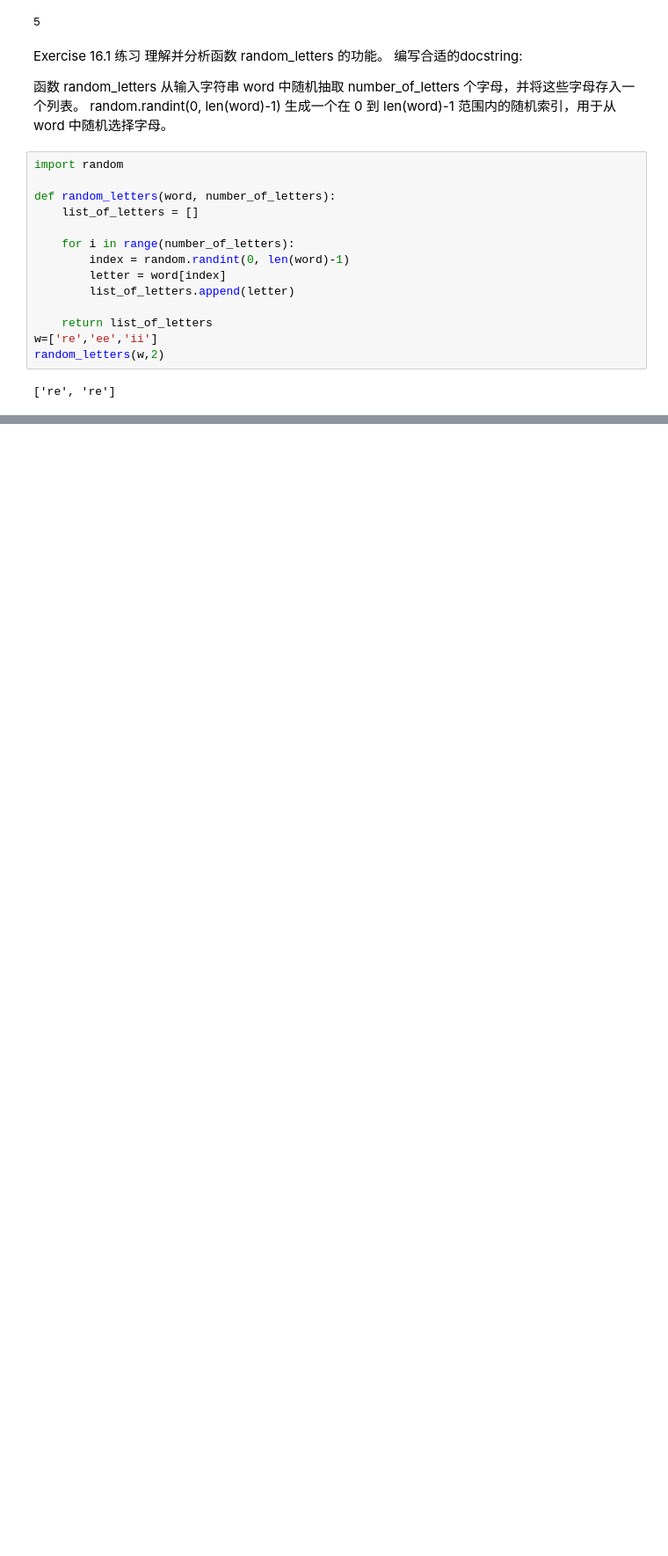
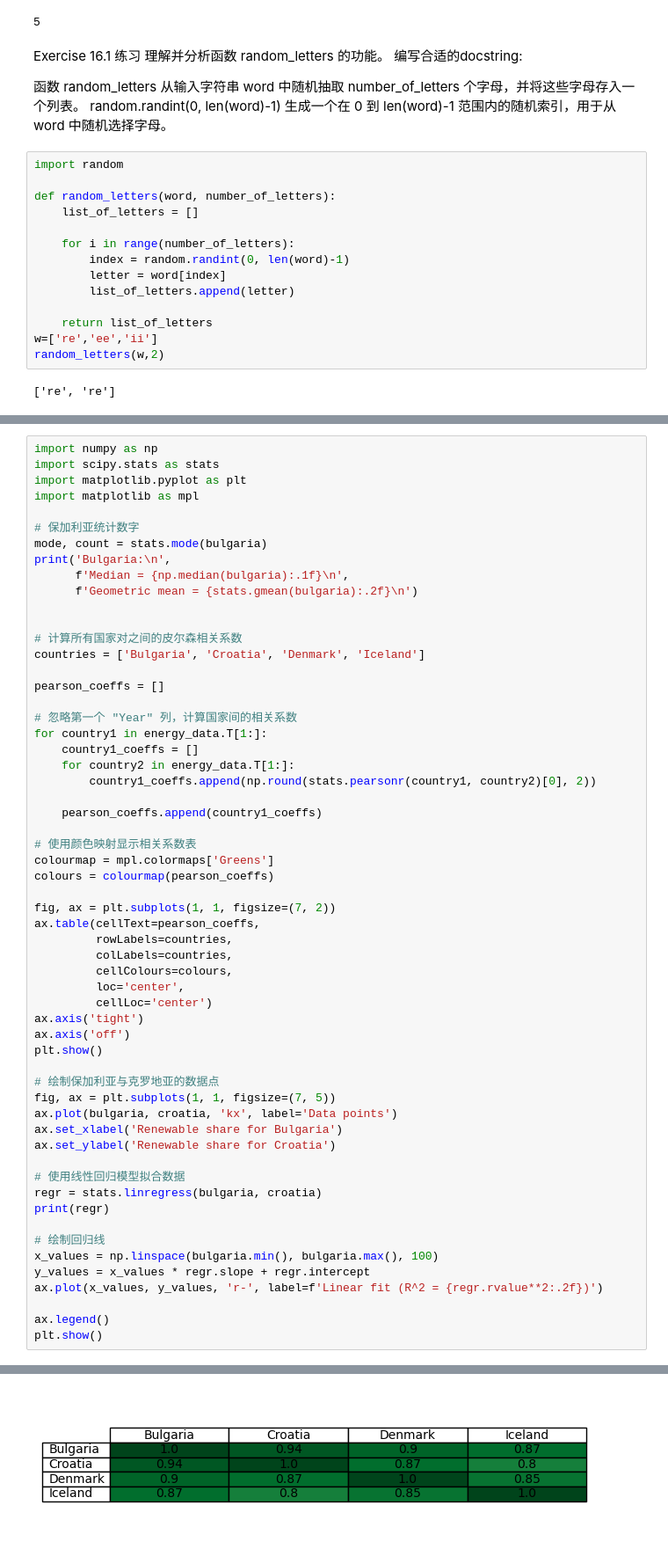
Before and after one commit to Chenji-s/test1, a Jupyter notebook: 教学week5.ipynb, the cells around one changed output, grey strips where cells are left out. Shown at 88% size. Drawn from its saved outputs; the diff is of its cells as text; blank space fills up the shorter version.

```diff
--- a/教学week5.ipynb
+++ b/教学week5.ipynb
@@ -190,0 +302,59 @@ Integration：用于数值积分。
+# %%
+import numpy as np
+import scipy.stats as stats
+import matplotlib.pyplot as plt
+import matplotlib as mpl
+
+# 保加利亚统计数字
+mode, count = stats.mode(bulgaria)
+print('Bulgaria:\n',
+      f'Median = {np.median(bulgaria):.1f}\n',
+      f'Geometric mean = {stats.gmean(bulgaria):.2f}\n')
+
+
+# 计算所有国家对之间的皮尔森相关系数
+countries = ['Bulgaria', 'Croatia', 'Denmark', 'Iceland']
+
+pearson_coeffs = []
+
+# 忽略第一个 "Year" 列，计算国家间的相关系数
+for country1 in energy_data.T[1:]:
+    country1_coeffs = []
+    for country2 in energy_data.T[1:]:
+        country1_coeffs.append(np.round(stats.pearsonr(country1, country2)[0], 2))
+
+    pearson_coeffs.append(country1_coeffs)
+
+# 使用颜色映射显示相关系数表
+colourmap = mpl.colormaps['Greens']
+colours = colourmap(pearson_coeffs)
+
+fig, ax = plt.subplots(1, 1, figsize=(7, 2))
+ax.table(cellText=pearson_coeffs,
+         rowLabels=countries,
+         colLabels=countries,
+         cellColours=colours,
+         loc='center',
+         cellLoc='center')
+ax.axis('tight')
+ax.axis('off')
+plt.show()
+
+# 绘制保加利亚与克罗地亚的数据点
+fig, ax = plt.subplots(1, 1, figsize=(7, 5))
+ax.plot(bulgaria, croatia, 'kx', label='Data points')
+ax.set_xlabel('Renewable share for Bulgaria')
+ax.set_ylabel('Renewable share for Croatia')
+
+# 使用线性回归模型拟合数据
+regr = stats.linregress(bulgaria, croatia)
+print(regr)
+
+# 绘制回归线
+x_values = np.linspace(bulgaria.min(), bulgaria.max(), 100)
+y_values = x_values * regr.slope + regr.intercept
+ax.plot(x_values, y_values, 'r-', label=f'Linear fit (R^2 = {regr.rvalue**2:.2f})')
+
+ax.legend()
+plt.show()
+# %% [output]
@@ -190,0 +364 @@ Integration：用于数值积分。
+[figure, added]
```
Also changed, not shown: parts of 11 cells of this notebook, 3 other files.
